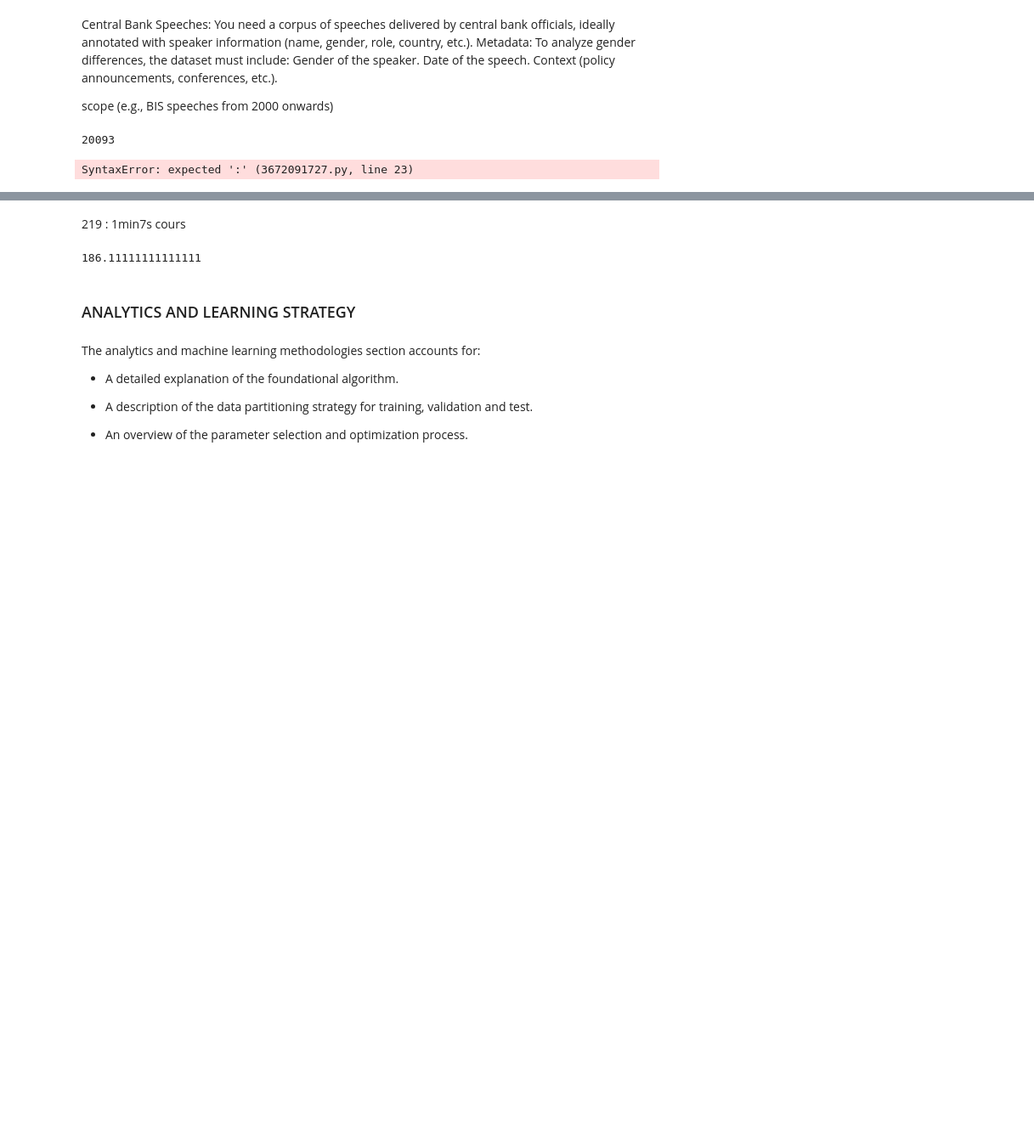
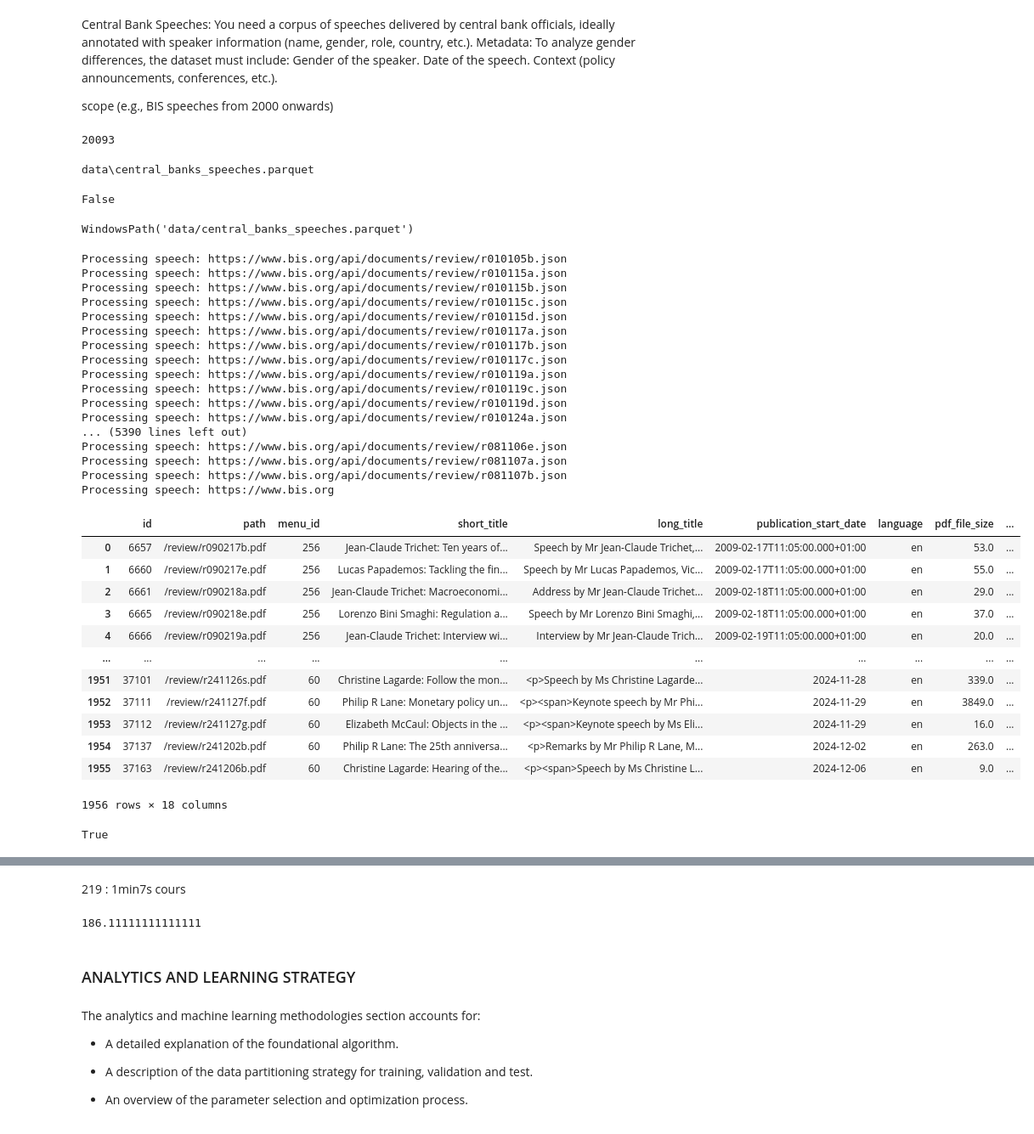
Before and after one commit to marie678/Central-Banks-Topic-Modeling-and-Sentiment-Analysis, a Jupyter notebook: projectv1.ipynb, the cells around one changed output, grey strips where cells are left out. Shown at 85% size. Saved outputs shown, nothing was run; the diff lists cells and outputs as text; code cells hidden in the pictures; blank space fills up the shorter version.

```diff
--- a/projectv1.ipynb
+++ b/projectv1.ipynb
@@ -198,6 +203,26 @@ def load_central_banks_speeches(add_url=True, cache_dir="data", force_reload=Fal
         logger.info(f"saving cache file {filename}")
         speeches.to_parquet(filename)
     return speeches
+# %%
+filename = Path('data')/ "central_banks_speeches.parquet"
+print(filename)
+filename.exists()
+# %% [output]
+data\central_banks_speeches.parquet
+False
+# %%
+def clean_directory_path(cache_dir, default_dir="data"):
+    if cache_dir is None:
+        cache_dir = Path(os.getcwd()) / default_dir
+    if isinstance(cache_dir, str):
+        cache_dir = Path(cache_dir)
+    if not cache_dir.is_dir():
+        os.makedirs(cache_dir)
+    return cache_dir
+
+clean_directory_path('data') / "central_banks_speeches.parquet"
+# %% [output]
+WindowsPath('data/central_banks_speeches.parquet')
 # %%
 
 # get speeches metadata + extract / scrape speech from html page
@@ -222,40 +247,70 @@ for link in review_urls : #tqdm(reviews):
 
         # Check if 'institutions' exists, skip processing if not
              # only scrape speech if it's the right institution (filtering before scraping)
-        if 'institutions' in speech_data and speech_data['institutions']==6 :  #and 'publication_start_date' = 2024-12-06
-            switch = speech_data['id']
-            # print(f"Skipping speech {review_url} as it does not have the right institution")
+        if 'institutions' in speech_data and speech_data['institutions'] == [6] :  #and 'publication_start_date' = 2024-12-06
+            switch = counter
+
             try:
                 # Scrape speech content
                 speech_response = requests.get(speech_url)
                 # Parse the HTML content
                 soup = BeautifulSoup(speech_response.content, 'html.parser')
                 # full speech is ocntained in the 'section' class
                 speech_content = soup.find('div', id='cmsContent')
                 speech_content_text = speech_content.get_text()
                 speech_data['speech_content'] = speech_content_text
 
             except Exception as e:
                       print(f"Failed to process speech: {speech_url}, error: {e}")
                       continue
 
               # append speech dict (content + metadata) to all_speeches
             all_speeches.append(speech_data)
-
      except Exception as e:
-            print(f"Failed to fetch data of review {review_url}, status code: {response.status_code}")
+            print(f"Failed to fetch data of review {review_url}, status code: {review_response.status_code}")
             continue
-
-     # Pause to avoid overloading
-   #   time.sleep(1)
-   #   break
 
 
 # Save results
 save_path = 'speeches.csv'
 df = pd.DataFrame(all_speeches)
 df.to_csv(save_path, index=False)
 print(f"Scraped data saved to {save_path}")
 df
+
+# 30min 57
 # %% [output]
-SyntaxError: expected ':' (3672091727.py, line 23)
+Processing speech: https://www.bis.org/api/documents/review/r010105b.json
+Processing speech: https://www.bis.org/api/documents/review/r010115a.json
+Processing speech: https://www.bis.org/api/documents/review/r010115b.json
+Processing speech: https://www.bis.org/api/documents/review/r010115c.json
+Processing speech: https://www.bis.org/api/documents/review/r010115d.json
+Processing speech: https://www.bis.org/api/documents/review/r010117a.json
+Processing speech: https://www.bis.org/api/documents/review/r010117b.json
+Processing speech: https://www.bis.org/api/documents/review/r010117c.json
+Processing speech: https://www.bis.org/api/documents/review/r010119a.json
+Processing speech: https://www.bis.org/api/documents/review/r010119c.json
+Processing speech: https://www.bis.org/api/documents/review/r010119d.json
+Processing speech: https://www.bis.org/api/documents/review/r010124a.json
+... (5390 lines left out)
+Processing speech: https://www.bis.org/api/documents/review/r081106e.json
+Processing speech: https://www.bis.org/api/documents/review/r081107a.json
+Processing speech: https://www.bis.org/api/documents/review/r081107b.json
+Processing speech: https://www.bis.org
+|  | id | path | menu_id | short_title | long_title | publication_start_date | language | pdf_file_size | ... |
+| 0 | 6657 | /review/r090217b.pdf | 256 | Jean-Claude Trichet: Ten years of... | Speech by Mr Jean-Claude Trichet,... | 2009-02-17T11:05:00.000+01:00 | en | 53.0 | ... |
+| 1 | 6660 | /review/r090217e.pdf | 256 | Lucas Papademos: Tackling the fin... | Speech by Mr Lucas Papademos, Vic... | 2009-02-17T11:05:00.000+01:00 | en | 55.0 | ... |
+| 2 | 6661 | /review/r090218a.pdf | 256 | Jean-Claude Trichet: Macroeconomi... | Address by Mr Jean-Claude Trichet... | 2009-02-18T11:05:00.000+01:00 | en | 29.0 | ... |
+| 3 | 6665 | /review/r090218e.pdf | 256 | Lorenzo Bini Smaghi: Regulation a... | Speech by Mr Lorenzo Bini Smaghi,... | 2009-02-18T11:05:00.000+01:00 | en | 37.0 | ... |
+| 4 | 6666 | /review/r090219a.pdf | 256 | Jean-Claude Trichet: Interview wi... | Interview by Mr Jean-Claude Trich... | 2009-02-19T11:05:00.000+01:00 | en | 20.0 | ... |
+| ... | ... | ... | ... | ... | ... | ... | ... | ... | ... |
+| 1951 | 37101 | /review/r241126s.pdf | 60 | Christine Lagarde: Follow the mon... | <p>Speech by Ms Christine Lagarde... | 2024-11-28 | en | 339.0 | ... |
+| 1952 | 37111 | /review/r241127f.pdf | 60 | Philip R Lane: Monetary policy un... | <p><span>Keynote speech by Mr Phi... | 2024-11-29 | en | 3849.0 | ... |
+| 1953 | 37112 | /review/r241127g.pdf | 60 | Elizabeth McCaul: Objects in the ... | <p><span>Keynote speech by Ms Eli... | 2024-11-29 | en | 16.0 | ... |
+| 1954 | 37137 | /review/r241202b.pdf | 60 | Philip R Lane: The 25th anniversa... | <p>Remarks by Mr Philip R Lane, M... | 2024-12-02 | en | 263.0 | ... |
+| 1955 | 37163 | /review/r241206b.pdf | 60 | Christine Lagarde: Hearing of the... | <p><span>Speech by Ms Christine L... | 2024-12-06 | en | 9.0 | ... |
+1956 rows × 18 columns
+# %%
+any(inst in speech_data['institutions'] for inst in [9, 6])
+# %% [output]
+True
```
Also changed, not shown: parts of 3 cells of this notebook.
